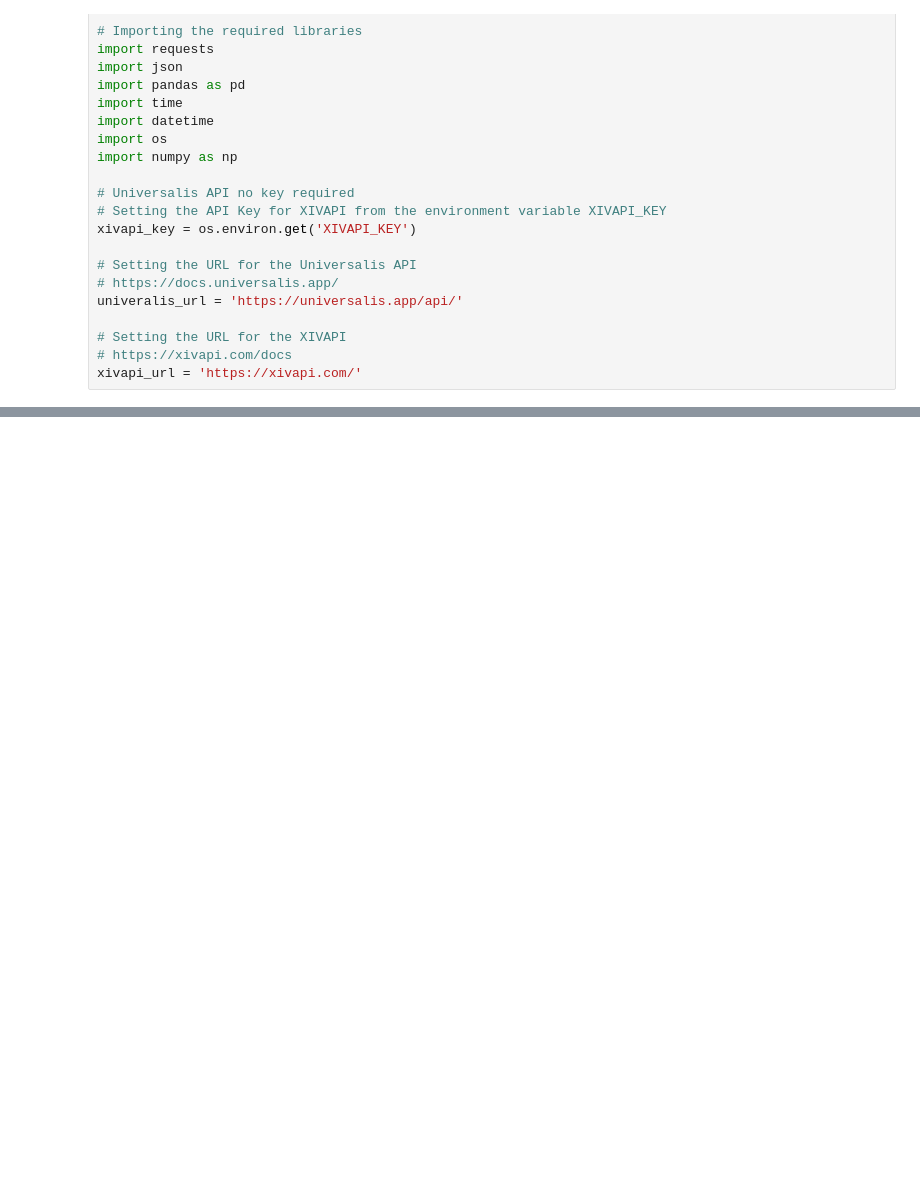
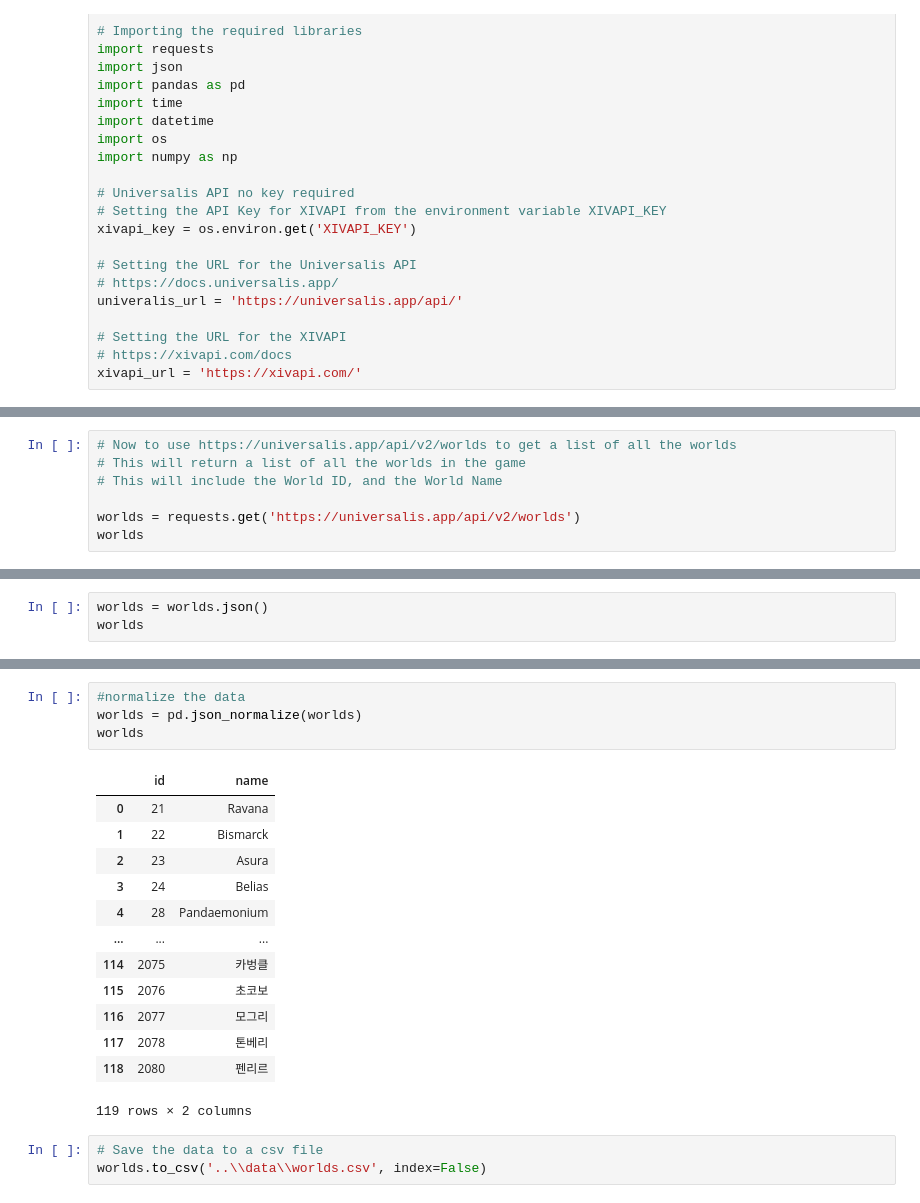
Before and after one commit to Hounder23/LHL-CAPSTONE, a Jupyter notebook: IPYNB NoteBooks/DataCollection.ipynb, the cells around one changed output, grey strips where cells are left out. Cells and saved outputs as stored; diff of their text form; blank space fills up the shorter version.

```diff
--- a/IPYNB NoteBooks/DataCollection.ipynb
+++ b/IPYNB NoteBooks/DataCollection.ipynb
@@ -32,0 +178,7 @@ None
+# %%
+# Now to use https://universalis.app/api/v2/worlds to get a list of all the worlds
+# This will return a list of all the worlds in the game
+# This will include the World ID, and the World Name
+
+worlds = requests.get('https://universalis.app/api/v2/worlds')
+worlds
@@ -32,0 +187,3 @@ None
+# %%
+worlds = worlds.json()
+worlds
@@ -32,0 +208,21 @@ None
+# %%
+#normalize the data
+worlds = pd.json_normalize(worlds)
+worlds
+# %% [output]
+|  | id | name |
+| 0 | 21 | Ravana |
+| 1 | 22 | Bismarck |
+| 2 | 23 | Asura |
+| 3 | 24 | Belias |
+| 4 | 28 | Pandaemonium |
+| ... | ... | ... |
+| 114 | 2075 | 카벙클 |
+| 115 | 2076 | 초코보 |
+| 116 | 2077 | 모그리 |
+| 117 | 2078 | 톤베리 |
+| 118 | 2080 | 펜리르 |
+119 rows × 2 columns
+# %%
+# Save the data to a csv file
+worlds.to_csv('..\\data\\worlds.csv', index=False)
```
Also changed, not shown: parts of 14 cells of this notebook, 5 other files.
